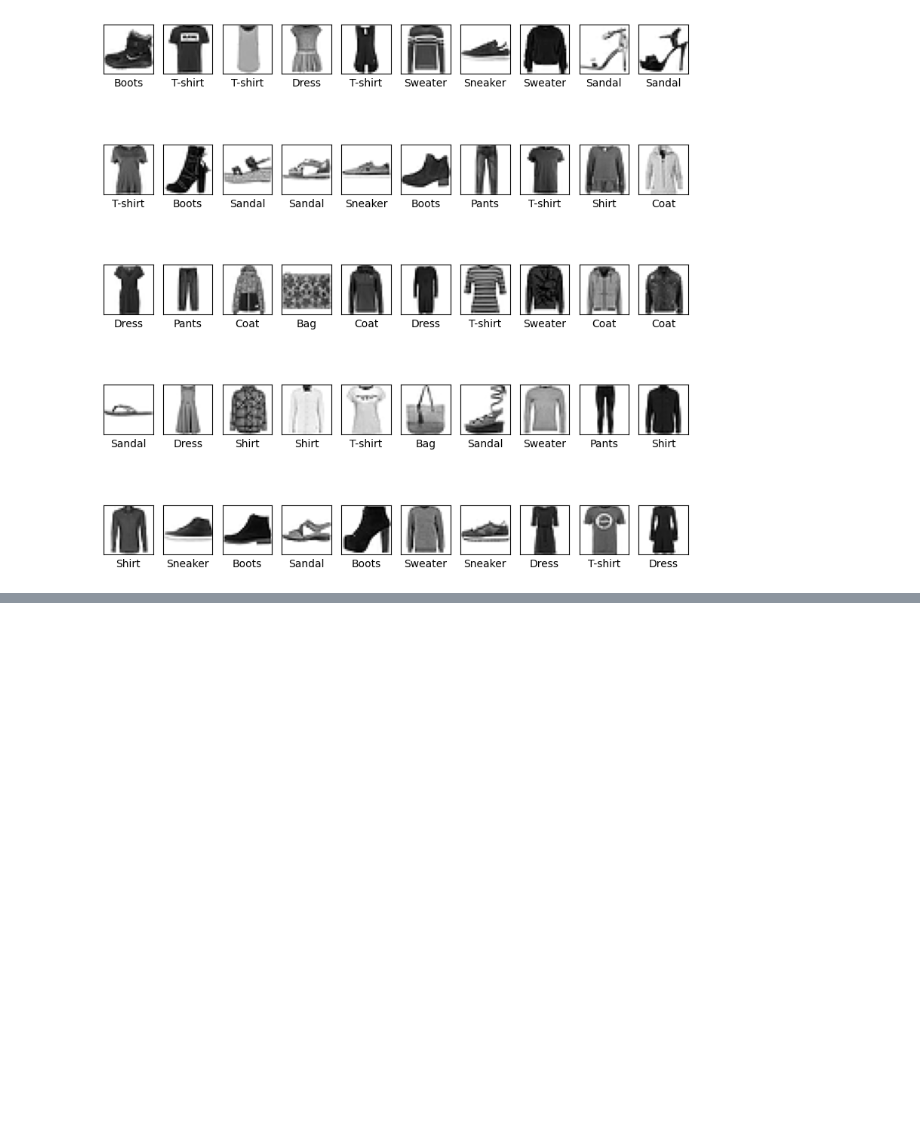
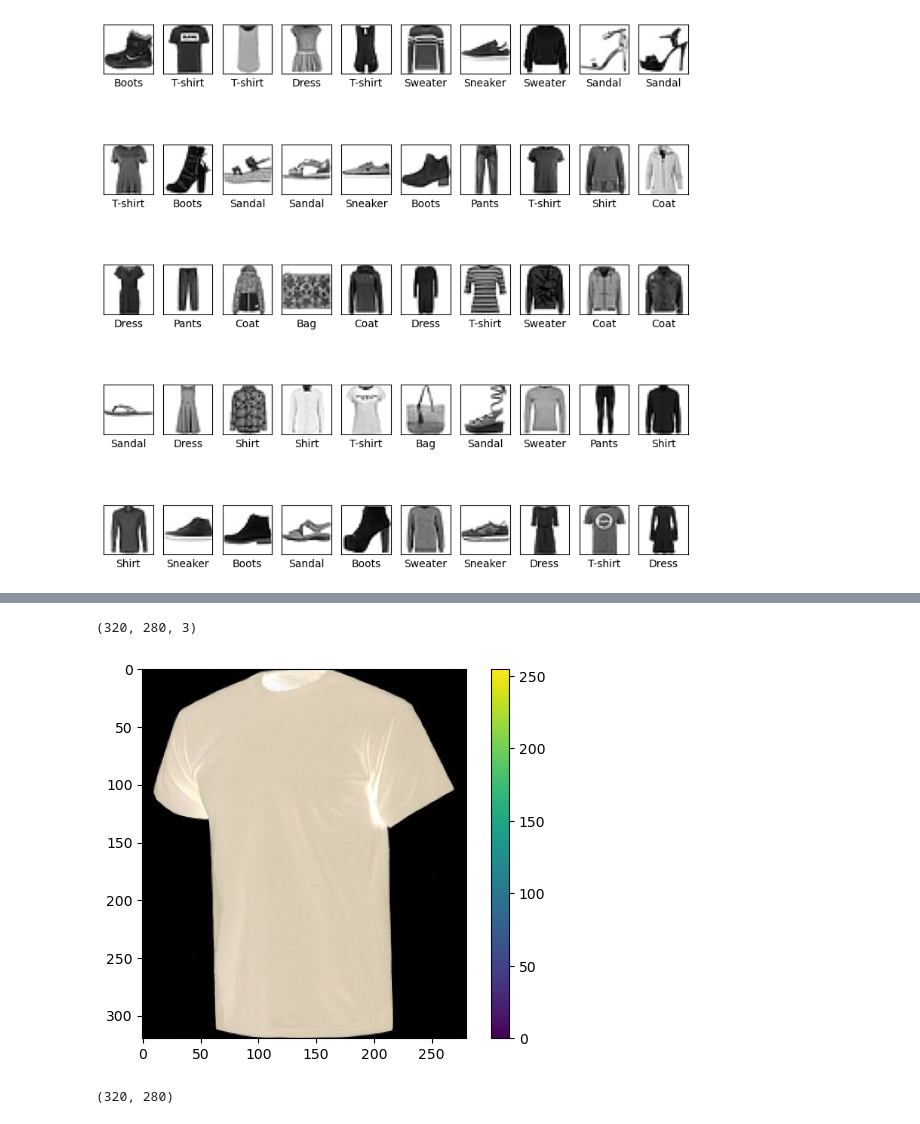
Before and after one commit to AnSardG/Machine_Learning_2022, a Jupyter notebook: Jupyter Exercises/Tensorflow/image_recognition.ipynb, the cells around one changed output, grey strips where cells are left out. Cells and saved outputs as stored; diff of their text form; code cells hidden in the pictures; blank space fills up the shorter version.

```diff
--- a/Jupyter Exercises/Tensorflow/image_recognition.ipynb
+++ b/Jupyter Exercises/Tensorflow/image_recognition.ipynb
@@ -207,0 +269,4 @@ test_loss, test_acc = model.evaluate(test_images, test_labels)
+# %%
+np_img.shape
+# %% [output]
+(320, 280, 3)
@@ -207,0 +281,13 @@ test_loss, test_acc = model.evaluate(test_images, test_labels)
+# %%
+# Showing the b/w image
+plt.figure()
+plt.imshow(np_img)
+plt.colorbar()
+plt.grid(False)
+plt.show()
+# %% [output]
+[figure, added]
+# %%
+bw_image.shape
+# %% [output]
+(320, 280)
```
Also changed, not shown: parts of 29 cells of this notebook.
